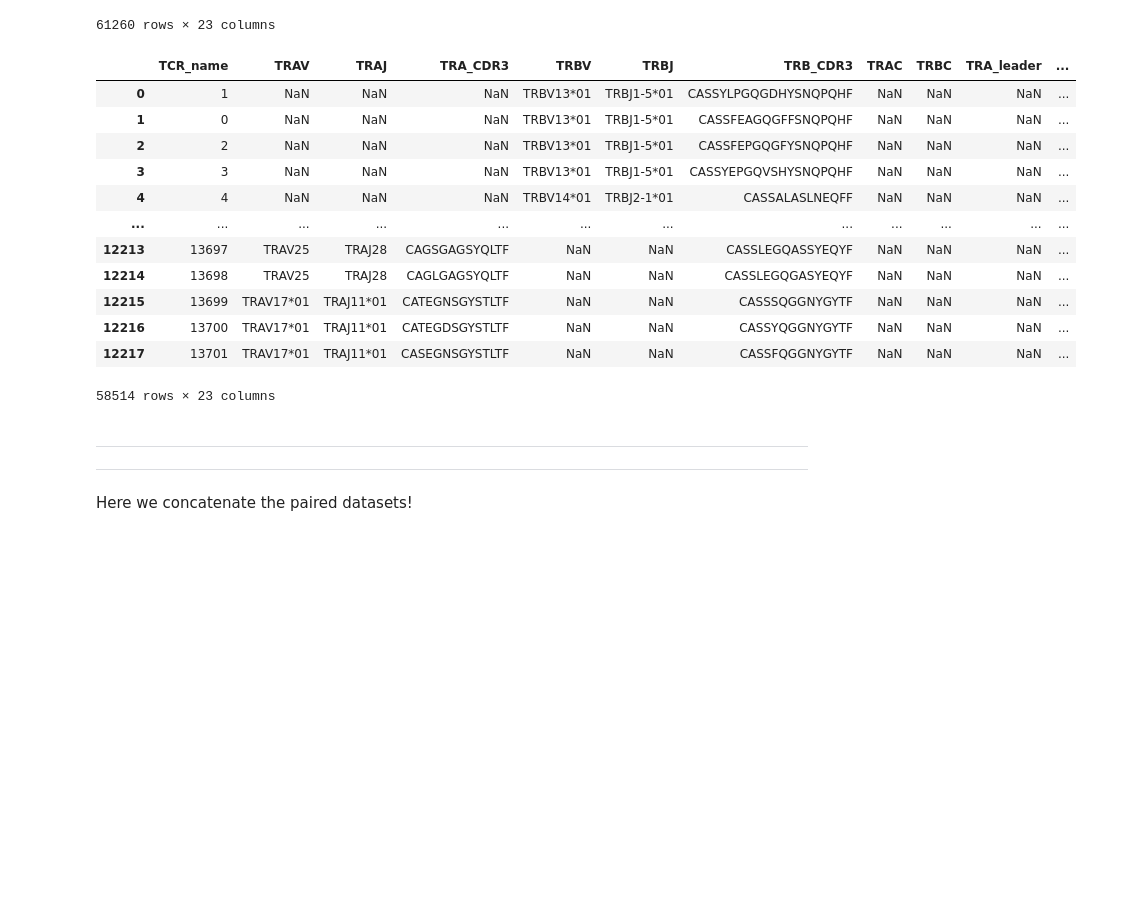
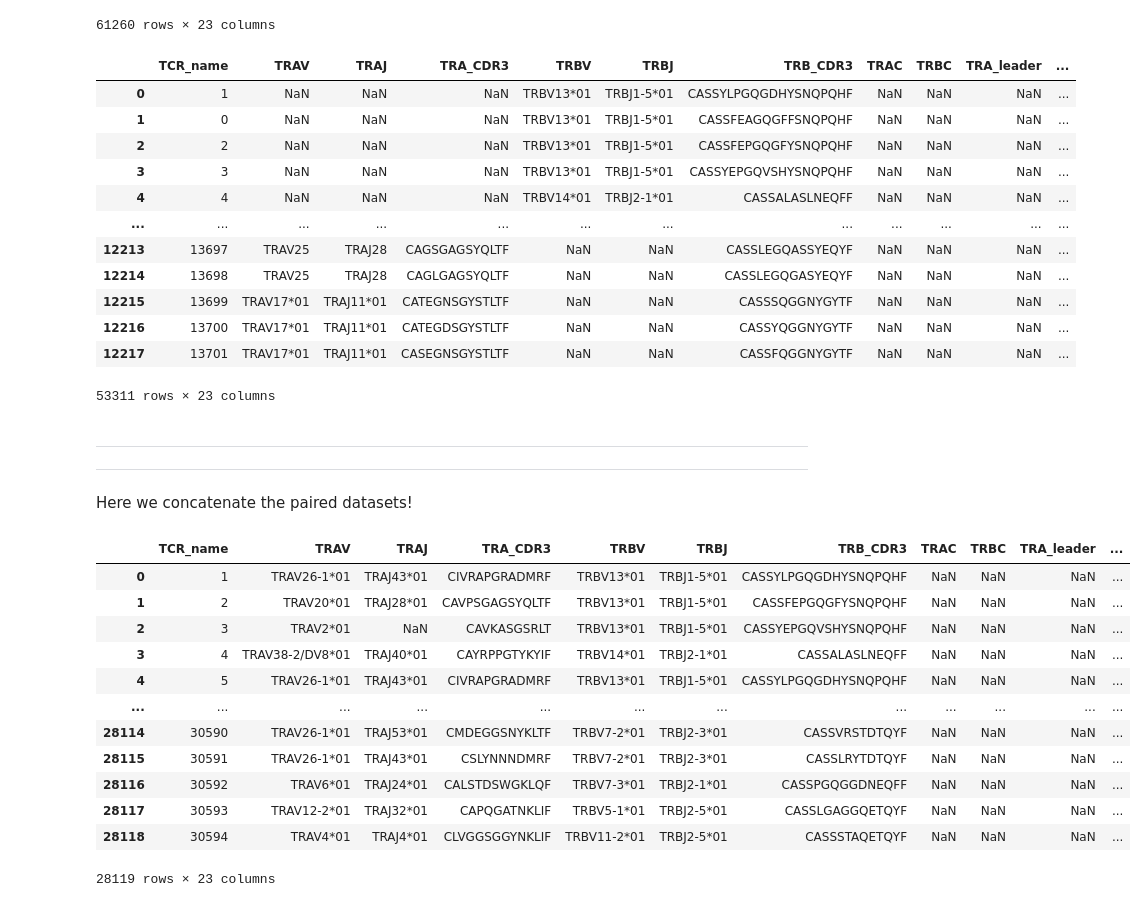
Before and after one commit to vegger/BA_ZHAW, a Jupyter notebook: notebooks/concatDatasets.ipynb, the cells around one changed output. Drawn from its saved outputs; the diff is of its cells as text; code cells hidden in the pictures; blank space fills up the shorter version.

```diff
--- a/notebooks/concatDatasets.ipynb
+++ b/notebooks/concatDatasets.ipynb
@@ -60,7 +60,8 @@ beta_df
 | 12217 | 13701 | TRAV17*01 | TRAJ11*01 | CASEGNSGYSTLTF | NaN | NaN | CASSFQGGNYGYTF | NaN | NaN | NaN | ... |
 61260 rows × 23 columns
 # %%
-beta_df.drop_duplicates(inplace=True)
+columns_without_TCR_name = beta_df.columns.difference(["TCR_name"])
+beta_df.drop_duplicates(inplace=True, subset=columns_without_TCR_name)
 beta_df
 # %% [output]
 |  | TCR_name | TRAV | TRAJ | TRA_CDR3 | TRBV | TRBJ | TRB_CDR3 | TRAC | TRBC | TRA_leader | ... |
@@ -75,7 +76,7 @@ beta_df
 | 12215 | 13699 | TRAV17*01 | TRAJ11*01 | CATEGNSGYSTLTF | NaN | NaN | CASSSQGGNYGYTF | NaN | NaN | NaN | ... |
 | 12216 | 13700 | TRAV17*01 | TRAJ11*01 | CATEGDSGYSTLTF | NaN | NaN | CASSYQGGNYGYTF | NaN | NaN | NaN | ... |
 | 12217 | 13701 | TRAV17*01 | TRAJ11*01 | CASEGNSGYSTLTF | NaN | NaN | CASSFQGGNYGYTF | NaN | NaN | NaN | ... |
-58514 rows × 23 columns
+53311 rows × 23 columns
 # %%
 file_name = "beta_concatenated"
 beta_df.to_csv(custom_dataset_path+file_name+".tsv", sep="\t", index=False)
@@ -84,3 +85,21 @@ beta_df.to_csv(custom_dataset_path+file_name+".tsv", sep="\t", index=False)
 -------------------------------------------------------------------------------------------------
 
 Here we concatenate the paired datasets!
+# %%
+vdjdb_paired_read_path = "../data/VDJdb/cleaned_data/vdjdb_cleaned_data_paired.tsv"
+vdjdb_paired_df = pd.read_csv(vdjdb_paired_read_path, sep="\t")
+vdjdb_paired_df
+# %% [output]
+|  | TCR_name | TRAV | TRAJ | TRA_CDR3 | TRBV | TRBJ | TRB_CDR3 | TRAC | TRBC | TRA_leader | ... |
+| 0 | 1 | TRAV26-1*01 | TRAJ43*01 | CIVRAPGRADMRF | TRBV13*01 | TRBJ1-5*01 | CASSYLPGQGDHYSNQPQHF | NaN | NaN | NaN | ... |
+| 1 | 2 | TRAV20*01 | TRAJ28*01 | CAVPSGAGSYQLTF | TRBV13*01 | TRBJ1-5*01 | CASSFEPGQGFYSNQPQHF | NaN | NaN | NaN | ... |
+| 2 | 3 | TRAV2*01 | NaN | CAVKASGSRLT | TRBV13*01 | TRBJ1-5*01 | CASSYEPGQVSHYSNQPQHF | NaN | NaN | NaN | ... |
+| 3 | 4 | TRAV38-2/DV8*01 | TRAJ40*01 | CAYRPPGTYKYIF | TRBV14*01 | TRBJ2-1*01 | CASSALASLNEQFF | NaN | NaN | NaN | ... |
+| 4 | 5 | TRAV26-1*01 | TRAJ43*01 | CIVRAPGRADMRF | TRBV13*01 | TRBJ1-5*01 | CASSYLPGQGDHYSNQPQHF | NaN | NaN | NaN | ... |
+| ... | ... | ... | ... | ... | ... | ... | ... | ... | ... | ... | ... |
+| 28114 | 30590 | TRAV26-1*01 | TRAJ53*01 | CMDEGGSNYKLTF | TRBV7-2*01 | TRBJ2-3*01 | CASSVRSTDTQYF | NaN | NaN | NaN | ... |
+| 28115 | 30591 | TRAV26-1*01 | TRAJ43*01 | CSLYNNNDMRF | TRBV7-2*01 | TRBJ2-3*01 | CASSLRYTDTQYF | NaN | NaN | NaN | ... |
+| 28116 | 30592 | TRAV6*01 | TRAJ24*01 | CALSTDSWGKLQF | TRBV7-3*01 | TRBJ2-1*01 | CASSPGQGGDNEQFF | NaN | NaN | NaN | ... |
+| 28117 | 30593 | TRAV12-2*01 | TRAJ32*01 | CAPQGATNKLIF | TRBV5-1*01 | TRBJ2-5*01 | CASSLGAGGQETQYF | NaN | NaN | NaN | ... |
+| 28118 | 30594 | TRAV4*01 | TRAJ4*01 | CLVGGSGGYNKLIF | TRBV11-2*01 | TRBJ2-5*01 | CASSSTAQETQYF | NaN | NaN | NaN | ... |
+28119 rows × 23 columns
```
Also changed, not shown: parts of 4 cells of this notebook.
